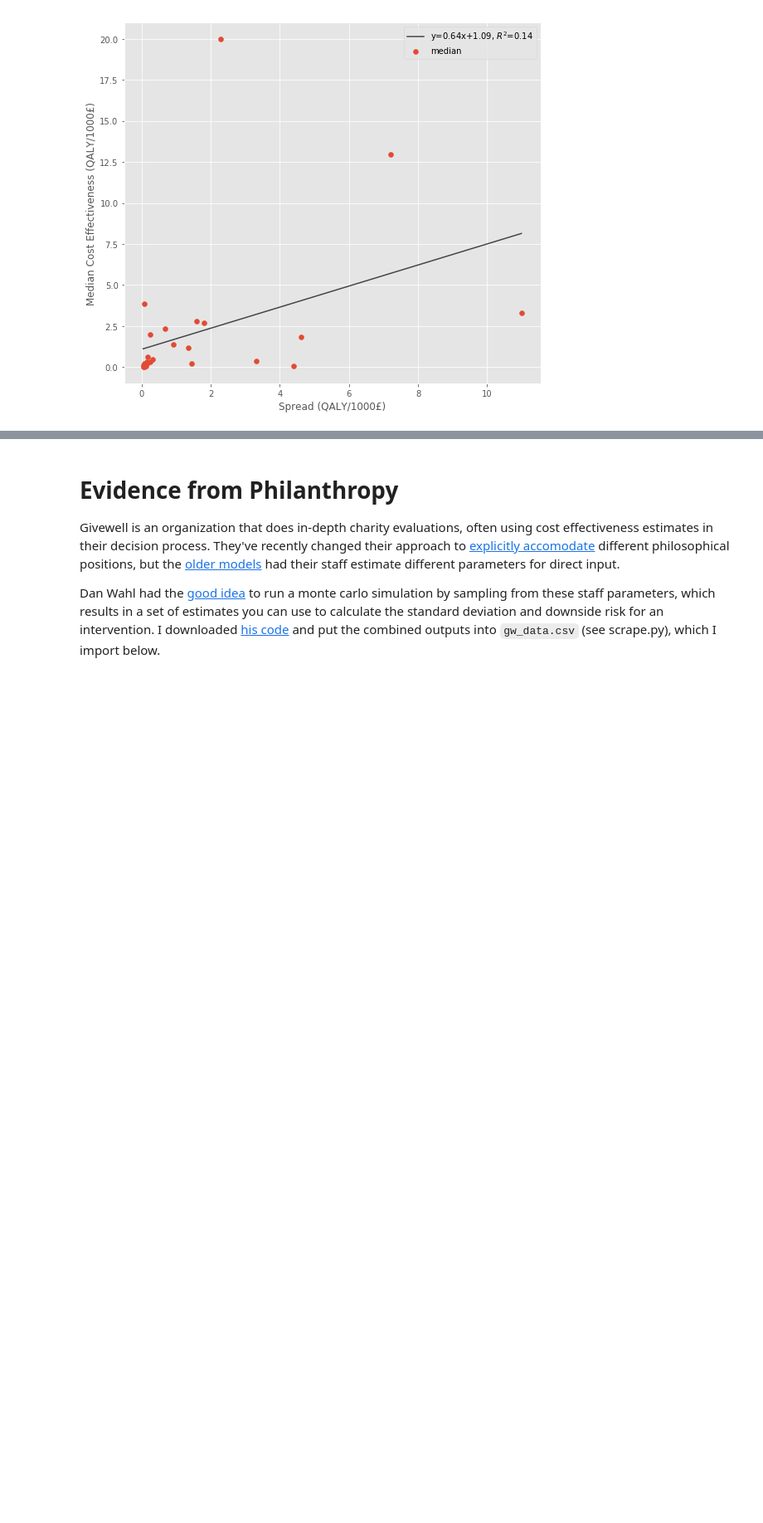
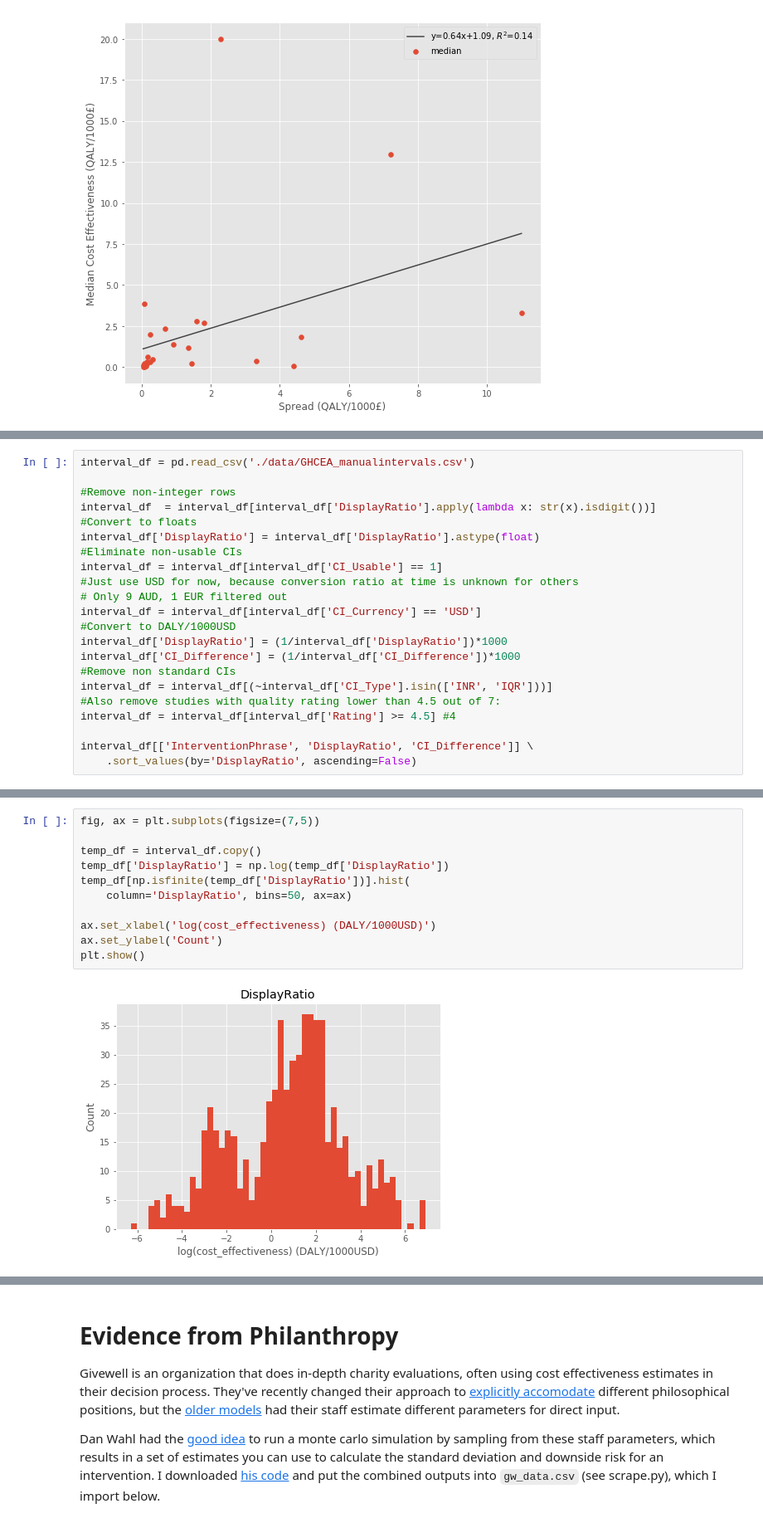
Before and after one commit to psthomas/risk-return, a Jupyter notebook: returns.ipynb, the cells around one changed output, grey strips where cells are left out. Shown at 83% size. Saved outputs shown, nothing was run; the diff lists cells and outputs as text; blank space fills up the shorter version.

```diff
--- a/returns.ipynb
+++ b/returns.ipynb
@@ -270,0 +306,22 @@ plt.show()
+# %%
+interval_df = pd.read_csv('./data/GHCEA_manualintervals.csv')
+
+#Remove non-integer rows
+interval_df  = interval_df[interval_df['DisplayRatio'].apply(lambda x: str(x).isdigit())]
+#Convert to floats
+interval_df['DisplayRatio'] = interval_df['DisplayRatio'].astype(float)
+#Eliminate non-usable CIs
+interval_df = interval_df[interval_df['CI_Usable'] == 1]
+#Just use USD for now, because conversion ratio at time is unknown for others
+# Only 9 AUD, 1 EUR filtered out
+interval_df = interval_df[interval_df['CI_Currency'] == 'USD']
+#Convert to DALY/1000USD
+interval_df['DisplayRatio'] = (1/interval_df['DisplayRatio'])*1000
+interval_df['CI_Difference'] = (1/interval_df['CI_Difference'])*1000
+#Remove non standard CIs
+interval_df = interval_df[(~interval_df['CI_Type'].isin(['INR', 'IQR']))]
+#Also remove studies with quality rating lower than 4.5 out of 7:
+interval_df = interval_df[interval_df['Rating'] >= 4.5] #4
+
+interval_df[['InterventionPhrase', 'DisplayRatio', 'CI_Difference']] \
+    .sort_values(by='DisplayRatio', ascending=False)
@@ -270,0 +347,13 @@ plt.show()
+# %%
+fig, ax = plt.subplots(figsize=(7,5))
+
+temp_df = interval_df.copy()
+temp_df['DisplayRatio'] = np.log(temp_df['DisplayRatio'])
+temp_df[np.isfinite(temp_df['DisplayRatio'])].hist(
+    column='DisplayRatio', bins=50, ax=ax)
+
+ax.set_xlabel('log(cost_effectiveness) (DALY/1000USD)')
+ax.set_ylabel('Count')
+plt.show()
+# %% [output]
+[figure, added]
```
Also changed, not shown: parts of 28 cells of this notebook, 1 other file.
